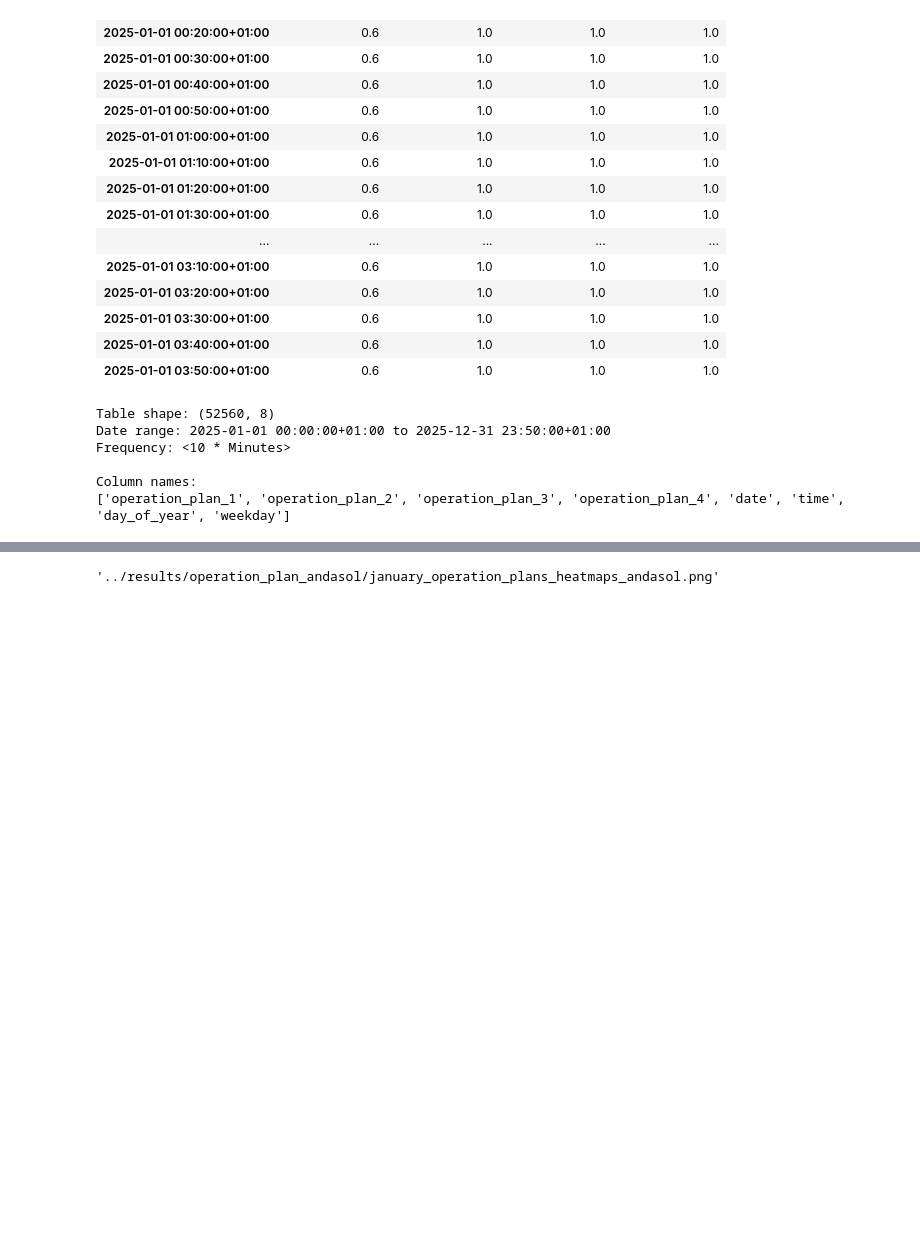
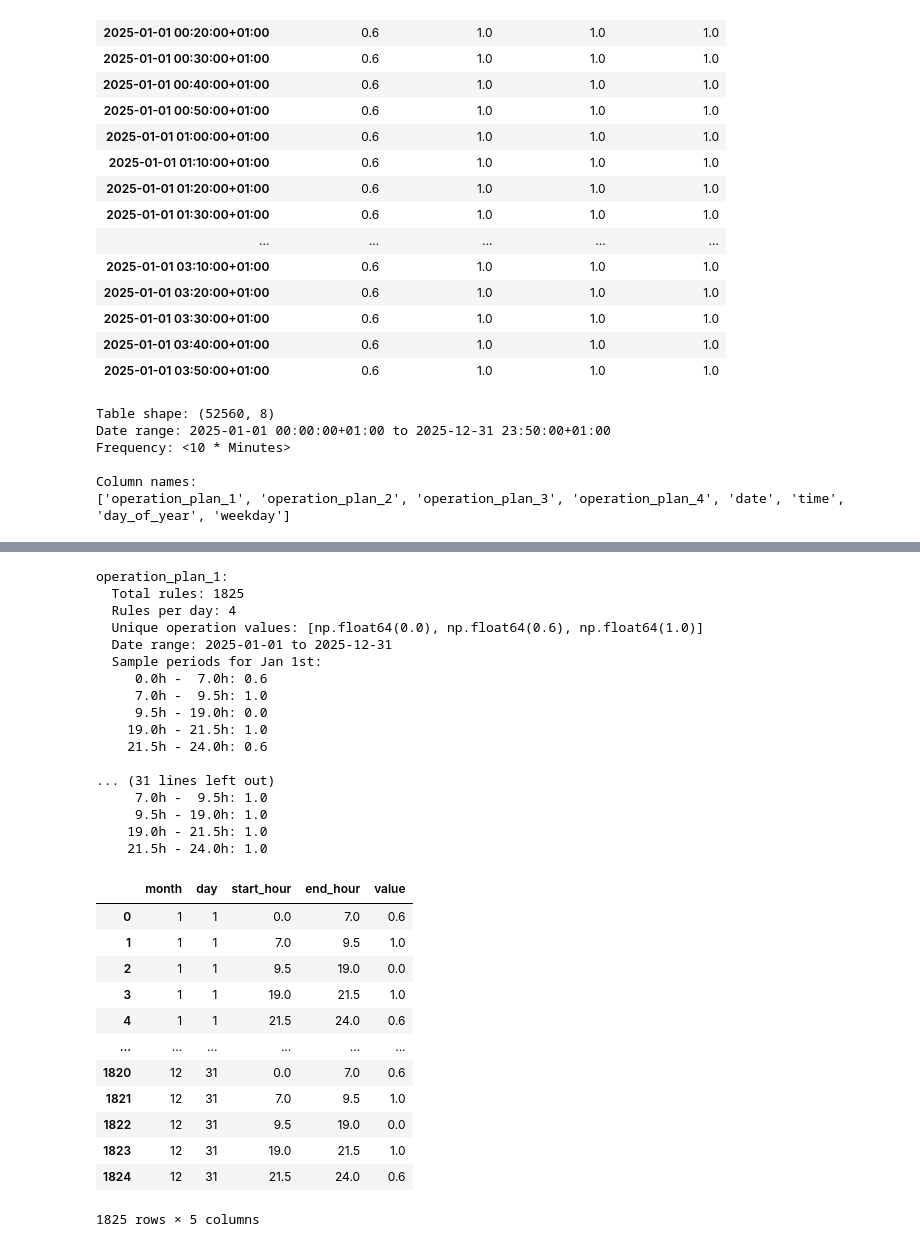
Before and after one commit to juan11iguel/SOLhycool, a Jupyter notebook: simulation/notebooks/generate_thermal_load_andasol.ipynb, the cells around one changed output, grey strips where cells are left out. Saved outputs shown, nothing was run; the diff lists cells and outputs as text; code cells hidden in the pictures; blank space fills up the shorter version.

Commit message:
Add function to generate operation rules table for operation plans

```diff
--- a/simulation/notebooks/generate_thermal_load_andasol.ipynb
+++ b/simulation/notebooks/generate_thermal_load_andasol.ipynb
@@ -364,4 +387,40 @@ Column names:
 # %%
-str(output_path / "january_operation_plans_heatmaps_andasol.png")
+from solhycool_evaluation.utils import generate_operation_rules_table
+
+results = generate_operation_rules_table(
+    op_plans=op_plans,
+    year=2025,
+)
+
+list(results.values())[0]
 # %% [output]
-'../results/operation_plan_andasol/january_operation_plans_heatmaps_andasol.png'
+operation_plan_1:
+  Total rules: 1825
+  Rules per day: 4
+  Unique operation values: [np.float64(0.0), np.float64(0.6), np.float64(1.0)]
+  Date range: 2025-01-01 to 2025-12-31
+  Sample periods for Jan 1st:
+     0.0h -  7.0h: 0.6
+     7.0h -  9.5h: 1.0
+     9.5h - 19.0h: 0.0
+    19.0h - 21.5h: 1.0
+    21.5h - 24.0h: 0.6
+
+... (31 lines left out)
+     7.0h -  9.5h: 1.0
+     9.5h - 19.0h: 1.0
+    19.0h - 21.5h: 1.0
+    21.5h - 24.0h: 1.0
+|  | month | day | start_hour | end_hour | value |
+| 0 | 1 | 1 | 0.0 | 7.0 | 0.6 |
+| 1 | 1 | 1 | 7.0 | 9.5 | 1.0 |
+| 2 | 1 | 1 | 9.5 | 19.0 | 0.0 |
+| 3 | 1 | 1 | 19.0 | 21.5 | 1.0 |
+| 4 | 1 | 1 | 21.5 | 24.0 | 0.6 |
+| ... | ... | ... | ... | ... | ... |
+| 1820 | 12 | 31 | 0.0 | 7.0 | 0.6 |
+| 1821 | 12 | 31 | 7.0 | 9.5 | 1.0 |
+| 1822 | 12 | 31 | 9.5 | 19.0 | 0.0 |
+| 1823 | 12 | 31 | 19.0 | 21.5 | 1.0 |
+| 1824 | 12 | 31 | 21.5 | 24.0 | 0.6 |
+1825 rows × 5 columns
```
Also changed, not shown: parts of 2 cells of this notebook, 5 other files.
